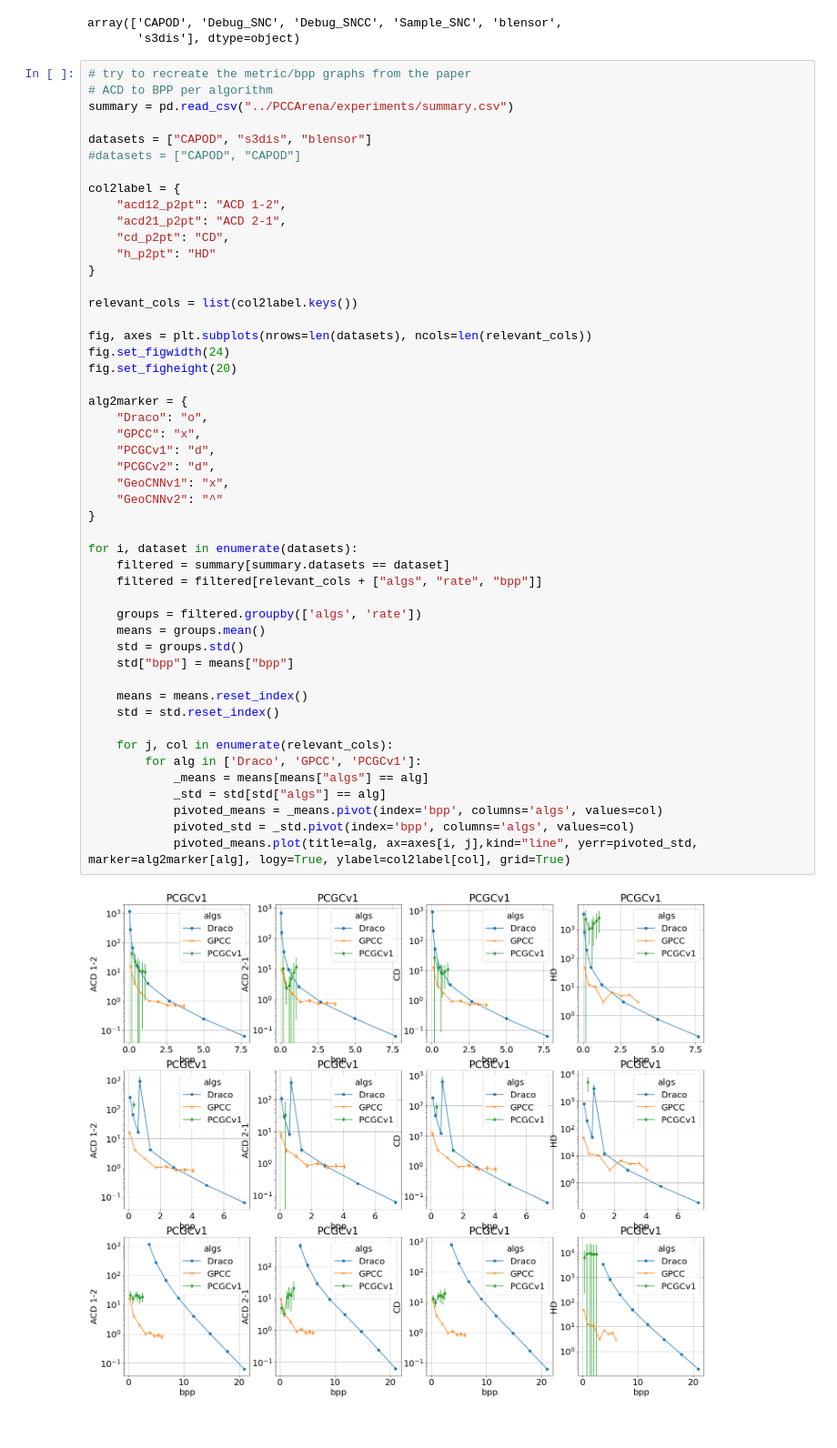
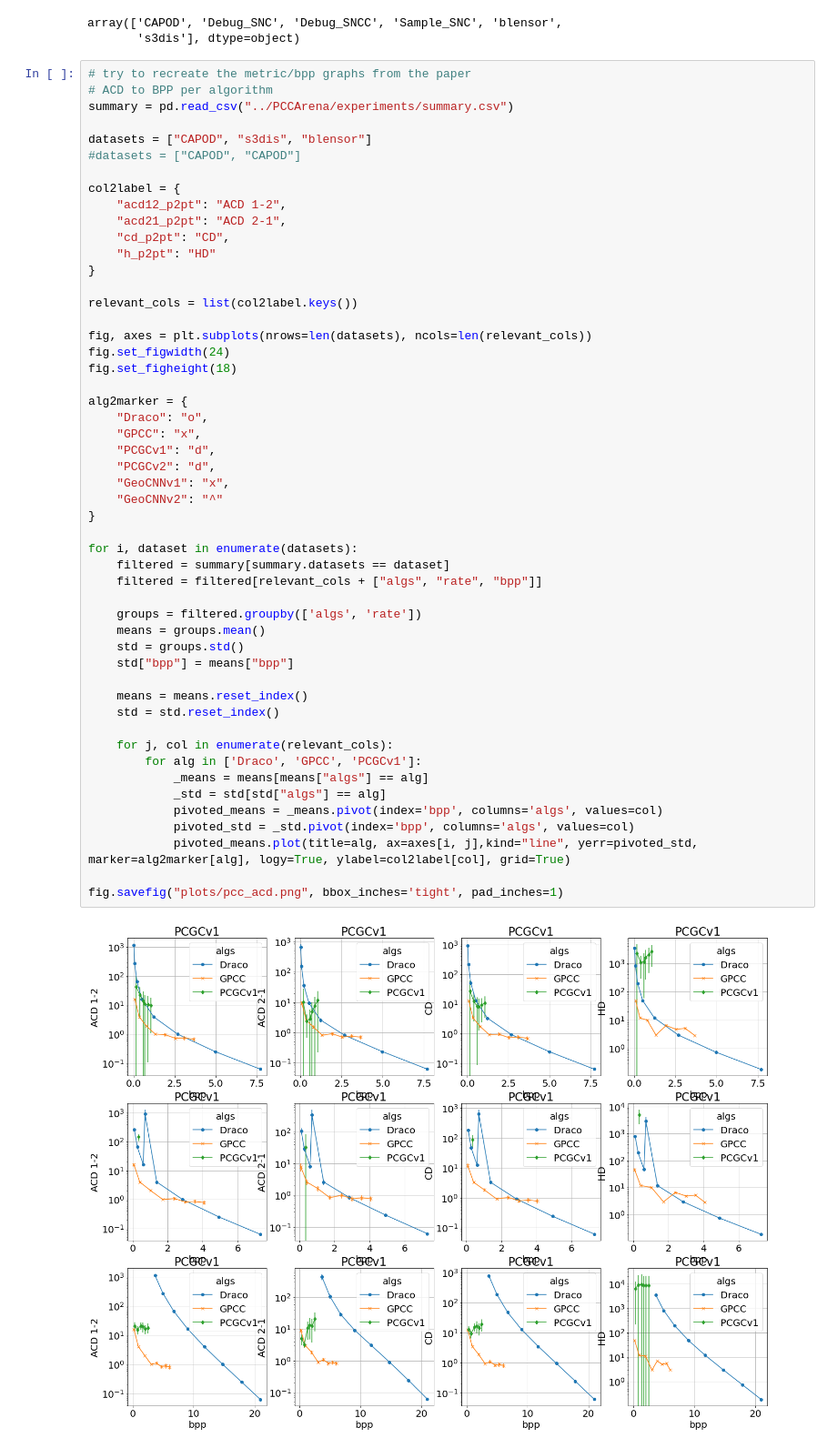
Before and after one commit to branislavjenco/thesis-code, a Jupyter notebook: pccarena_results.ipynb, the cells around one changed output. Shown at 91% size. Saved outputs shown, nothing was run; the diff lists cells and outputs as text.

Commit message:
First pccarena plots

```diff
--- a/pccarena_results.ipynb
+++ b/pccarena_results.ipynb
@@ -27,38 +27,40 @@ relevant_cols = list(col2label.keys())
 
 fig, axes = plt.subplots(nrows=len(datasets), ncols=len(relevant_cols))
 fig.set_figwidth(24)
-fig.set_figheight(20)
+fig.set_figheight(18)
 
 alg2marker = {
     "Draco": "o",
     "GPCC": "x",
     "PCGCv1": "d",
     "PCGCv2": "d",
     "GeoCNNv1": "x",
     "GeoCNNv2": "^"
 }
 
 for i, dataset in enumerate(datasets):
     filtered = summary[summary.datasets == dataset]
     filtered = filtered[relevant_cols + ["algs", "rate", "bpp"]]
 
     groups = filtered.groupby(['algs', 'rate'])
     means = groups.mean()
     std = groups.std()
     std["bpp"] = means["bpp"]
 
     means = means.reset_index()
     std = std.reset_index()
 
     for j, col in enumerate(relevant_cols):
         for alg in ['Draco', 'GPCC', 'PCGCv1']:
             _means = means[means["algs"] == alg]
             _std = std[std["algs"] == alg]
             pivoted_means = _means.pivot(index='bpp', columns='algs', values=col)
             pivoted_std = _std.pivot(index='bpp', columns='algs', values=col)
             pivoted_means.plot(title=alg, ax=axes[i, j],kind="line", yerr=pivoted_std, marker=alg2marker[alg], logy=True, ylabel=col2label[col], grid=True)
+
+fig.savefig("plots/pcc_acd.png", bbox_inches='tight', pad_inches=1)
 # %% [output]
-[figure, old version]
+[figure, new version]
 # %%
 # try to recreate the metric/bpp graphs from the paper
 # encoding time to bpp per algorithm
```
Also changed, not shown: parts of 1 cell of this notebook, 3 other files.
